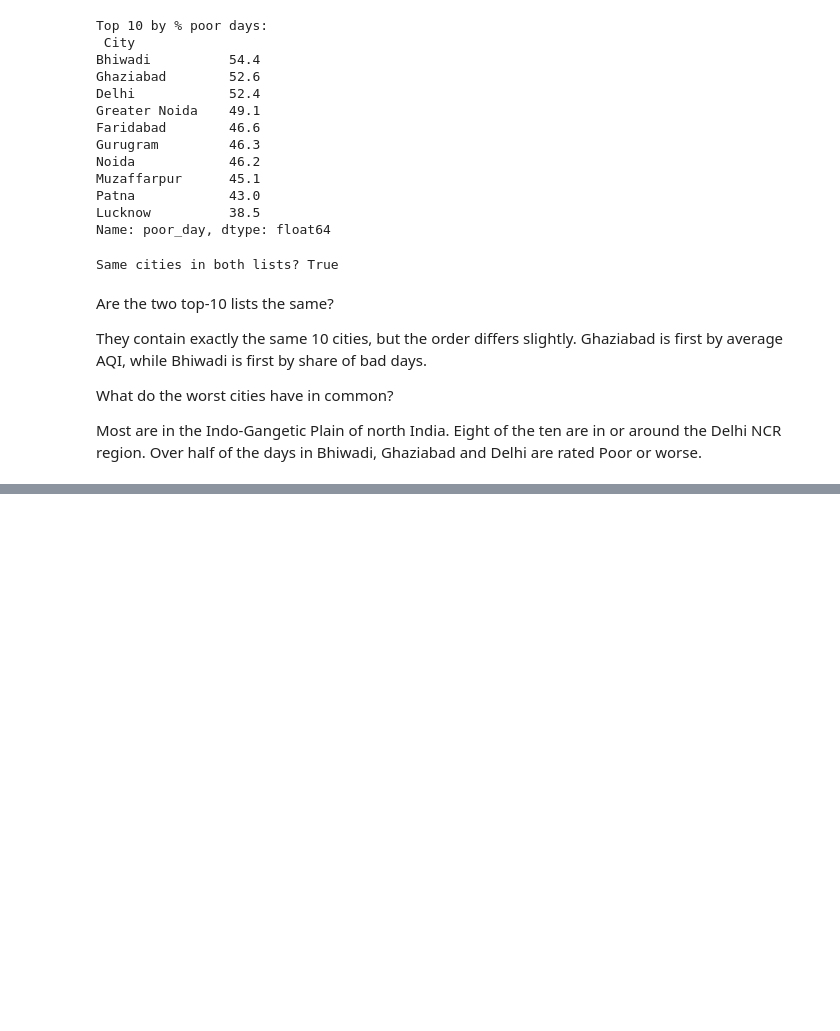
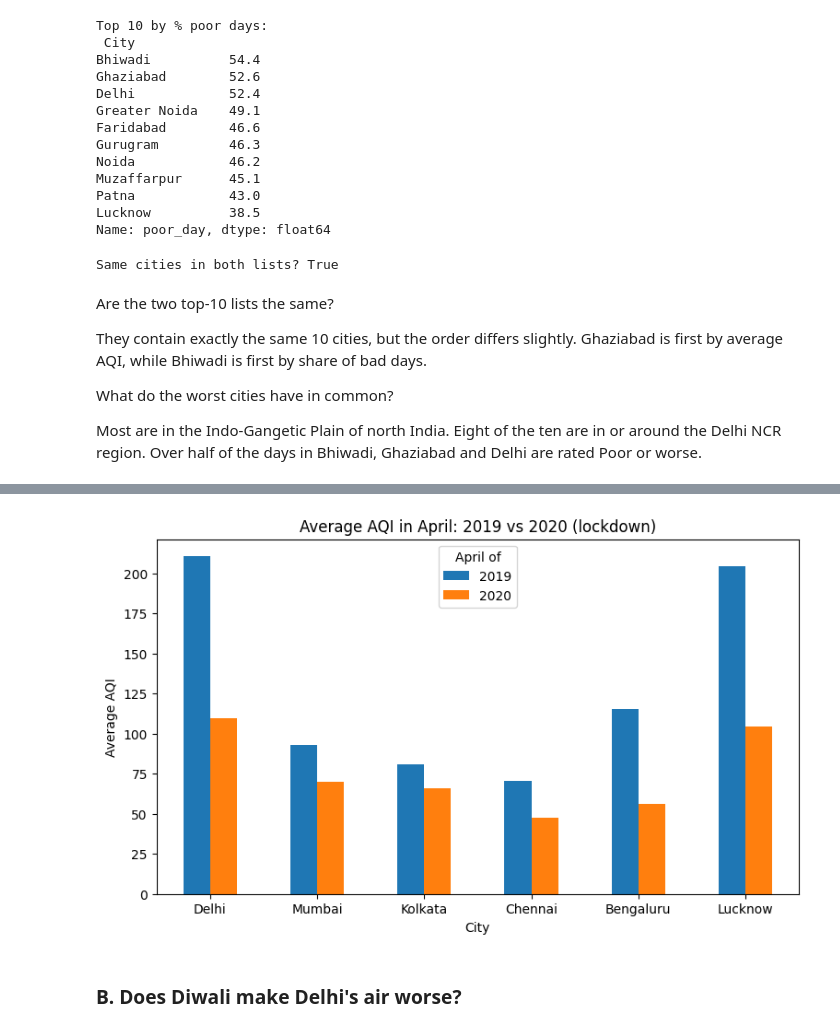
Before and after one commit to mayank261193/Rebounce-Applied-AI-and-Analytics-Codes, a Jupyter notebook: MP4_AirQuality.ipynb, the cells around one changed output, grey strips where cells are left out. Saved outputs shown, nothing was run; the diff lists cells and outputs as text; code cells hidden in the pictures; blank space fills up the shorter version.

```diff
--- a/MP4_AirQuality.ipynb
+++ b/MP4_AirQuality.ipynb
@@ -321,0 +402,11 @@ Most are in the Indo-Gangetic Plain of north India. Eight of the ten are in or a
+# %%
+cities = ["Delhi", "Mumbai", "Kolkata", "Chennai", "Bengaluru", "Lucknow"]
+# %%
+# 1. Average AQI in April 2019 and April 2020 for each city
+april = df[df["City"].isin(cities) & (df["month"] == 4) & df["year"].isin([2019, 2020])]
+table = april.pivot_table(index="City", columns="year",
+                          values="Index Value", aggfunc="mean").loc[cities]
+# %%
+# 2. Percentage change = (new - old) / old * 100
+table["pct_change"] = (table[2020] - table[2019]) / table[2019] * 100
+print(table.round(1))
@@ -321,0 +422,13 @@ Most are in the Indo-Gangetic Plain of north India. Eight of the ten are in or a
+# %%
+# 3. Grouped bar chart
+table[[2019, 2020]].plot(kind="bar", figsize=(9, 5))
+plt.title("Average AQI in April: 2019 vs 2020 (lockdown)")
+plt.xlabel("City")
+plt.ylabel("Average AQI")
+plt.xticks(rotation=0)
+plt.legend(title="April of")
+plt.show()
+# %% [output]
+[figure, added]
+# %% [markdown]
+### B. Does Diwali make Delhi's air worse?
```
Also changed, not shown: parts of 21 cells of this notebook.
